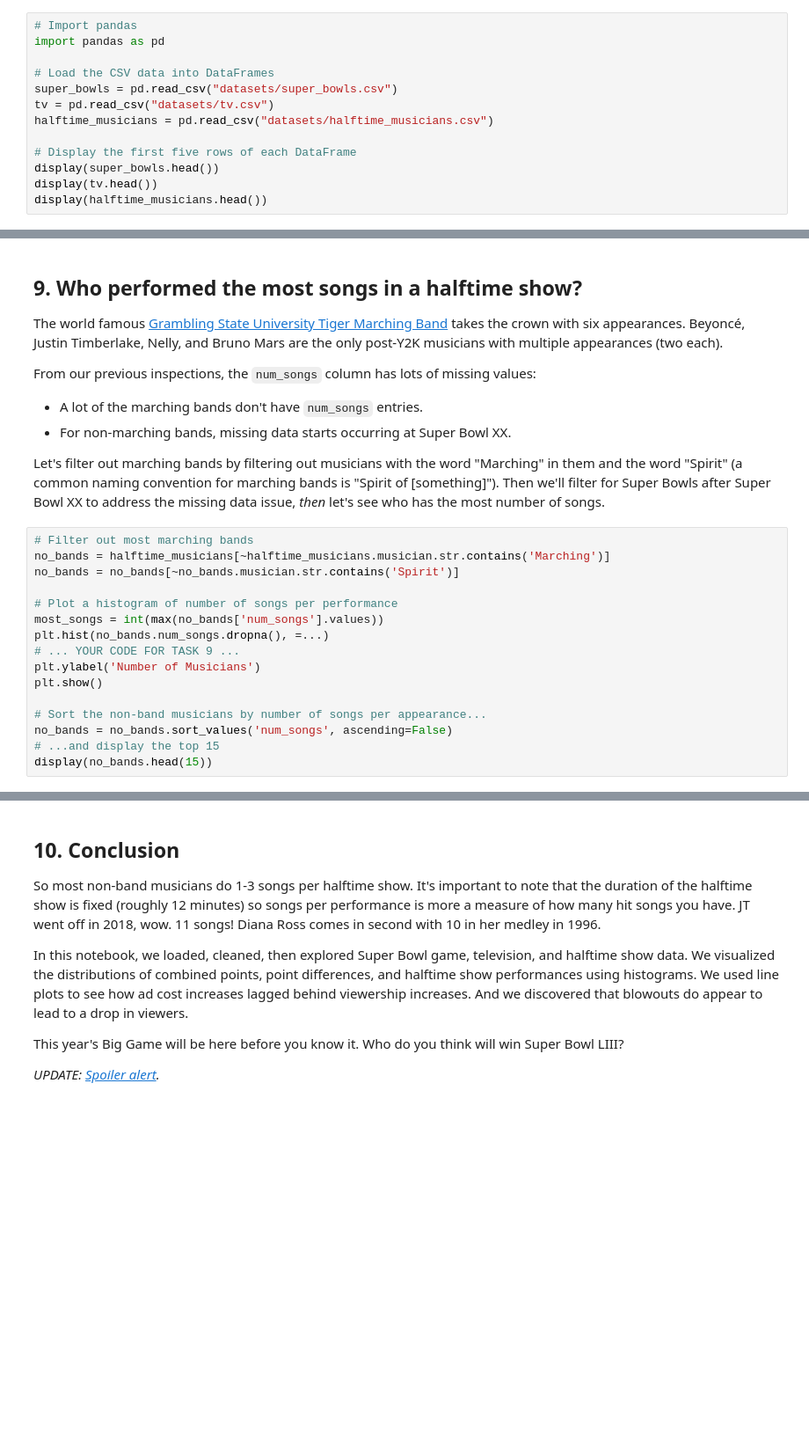
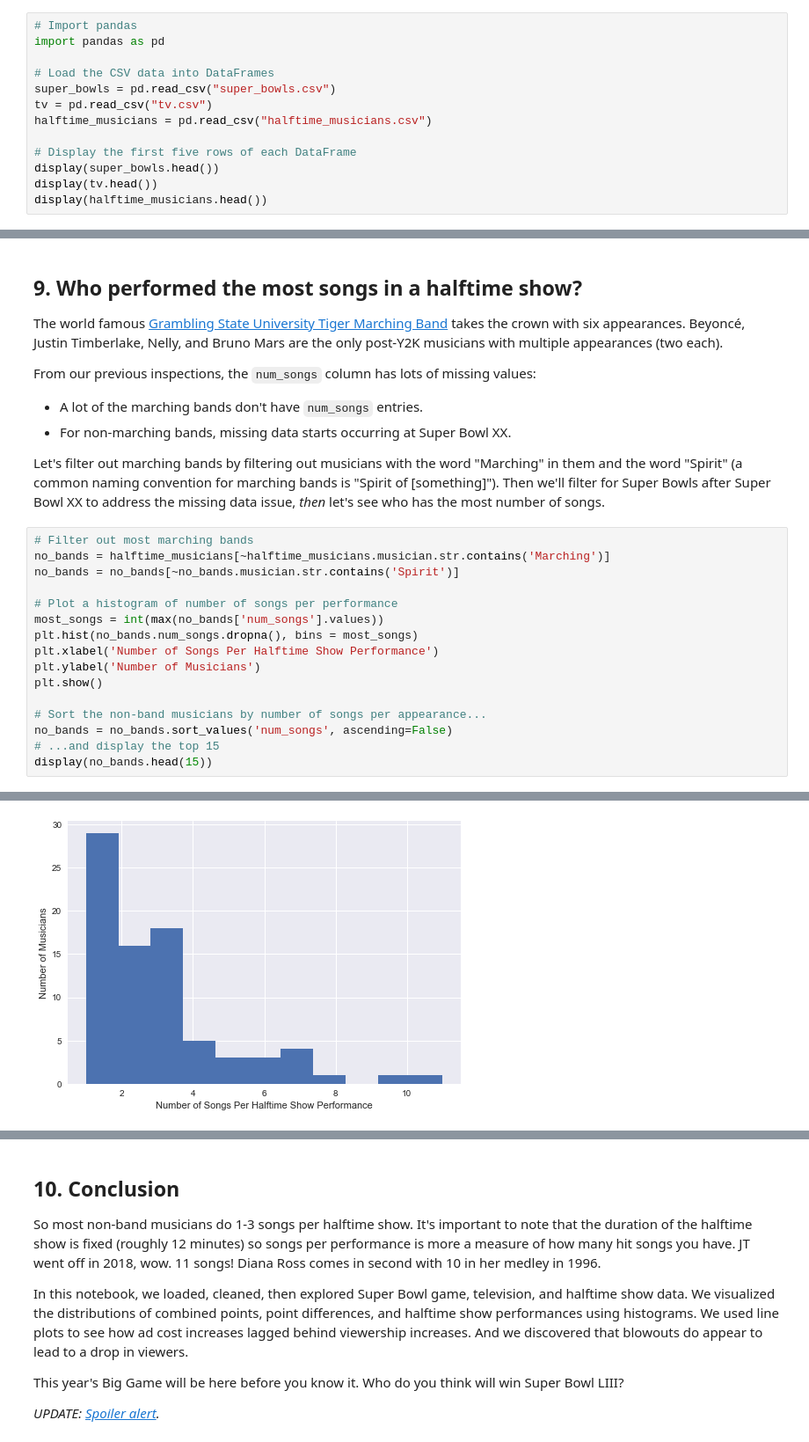
Before and after one commit to jefinpaul/Datacamp-projects, a Jupyter notebook: TV, Halftime Shows, and the Big Game/notebook.ipynb, the cells around one changed output, grey strips where cells are left out. Shown: that part at 88% size. Drawn from its saved outputs; the diff is of its cells as text; blank space fills up the shorter version.

Commit message:
TV, Halftime Shows, and the Big Game

```diff
--- a/TV, Halftime Shows, and the Big Game/notebook.ipynb
+++ b/TV, Halftime Shows, and the Big Game/notebook.ipynb
@@ -15,9 +15,9 @@
 import pandas as pd
 
 # Load the CSV data into DataFrames
-super_bowls = pd.read_csv("datasets/super_bowls.csv")
-tv = pd.read_csv("datasets/tv.csv")
-halftime_musicians = pd.read_csv("datasets/halftime_musicians.csv")
+super_bowls = pd.read_csv("super_bowls.csv")
+tv = pd.read_csv("tv.csv")
+halftime_musicians = pd.read_csv("halftime_musicians.csv")
 
 # Display the first five rows of each DataFrame
 display(super_bowls.head())
@@ -290,8 +235,8 @@ no_bands = no_bands[~no_bands.musician.str.contains('Spirit')]
 
 # Plot a histogram of number of songs per performance
 most_songs = int(max(no_bands['num_songs'].values))
-plt.hist(no_bands.num_songs.dropna(), =...)
-# ... YOUR CODE FOR TASK 9 ...
+plt.hist(no_bands.num_songs.dropna(), bins = most_songs)
+plt.xlabel('Number of Songs Per Halftime Show Performance')
 plt.ylabel('Number of Musicians')
 plt.show()
 
@@ -303,0 +248 @@ SyntaxError: keyword can't be an expression (<ipython-input-151-162a2c6f99e9>, l
+[figure, added]
```
Also changed, not shown: parts of 6 cells of this notebook.
